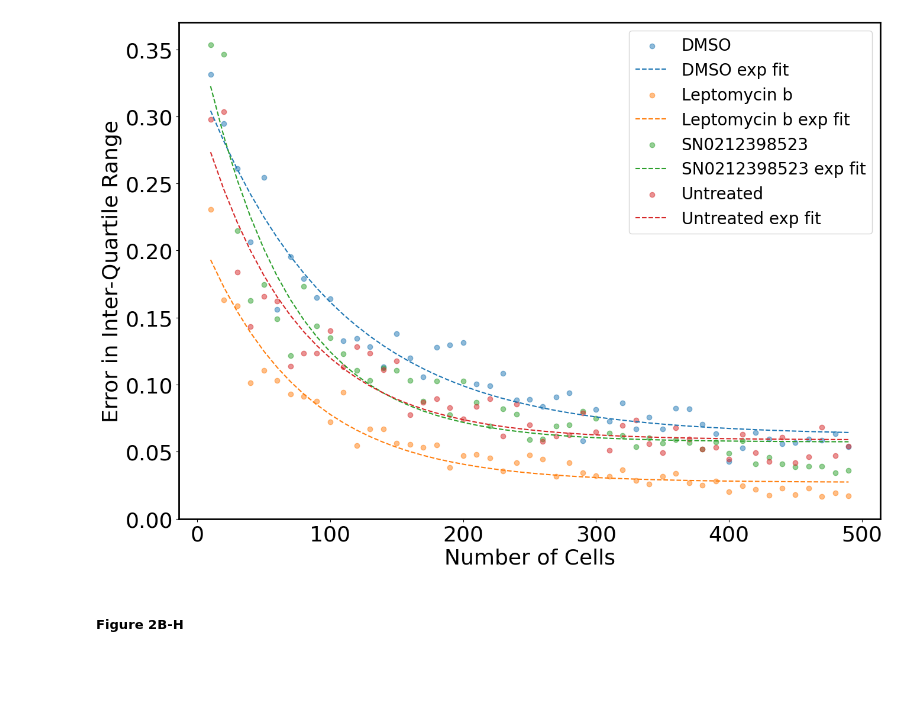
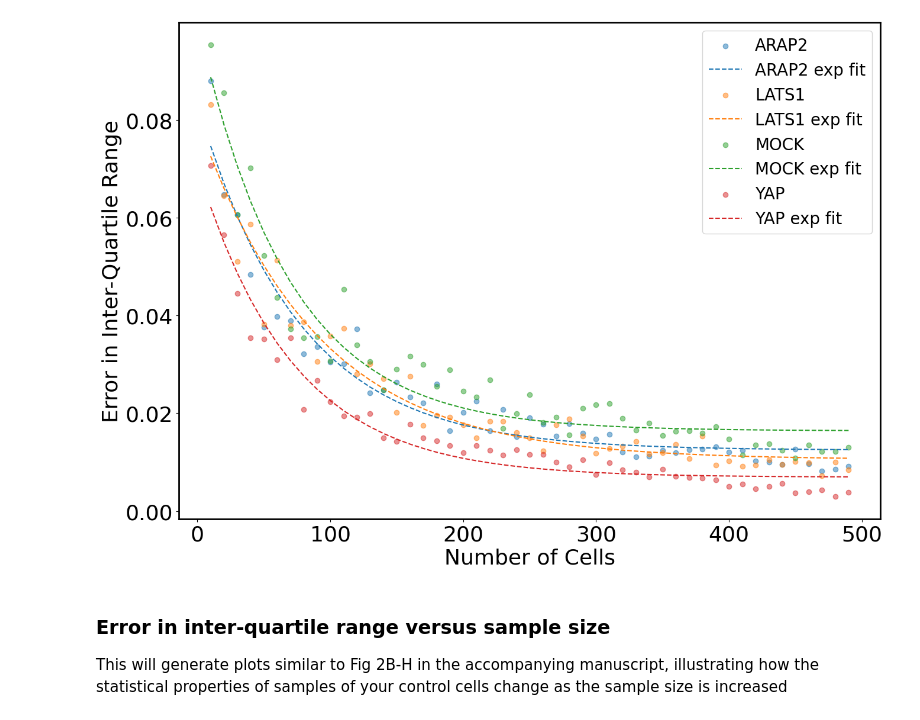
Before and after one commit to FrancisCrickInstitute/Enhancing-Reproducibility, a Jupyter notebook: notebooks/companion_framework_notebook.ipynb, the cells around one changed output. Saved outputs shown, nothing was run; the diff lists cells and outputs as text; code cells hidden in the pictures; blank space fills up the shorter version.

```diff
--- a/notebooks/companion_framework_notebook.ipynb
+++ b/notebooks/companion_framework_notebook.ipynb
@@ -18,9 +35,11 @@ from utility_functions import *
 # %%
 plt.rcParams['font.size'] = 26
 plt.rcParams['axes.linewidth'] = 2
-y_label = 'Your Metric of Interest'
-path_to_data = 'Path to a CSV file containing the data you wish to plot'
-treatment_col = 'The name of the column in "path_to_data" that represents different treatments'
-variable_of_interest = 'The metric you want to plot and compare across different treatments'
-control = 'Untreated'
+path_to_data = '../inputs/tidy_data/tidy_idr0028_data.csv'
+metric_of_interest = 'YAPTAZ_Ratio'
+axis_label = 'Relative Nuclear YAP/TAZ Localisation'
+treatment_col = 'Treatment'
+repeat_col = 'Well'
+selected_repeat = '2A'
+control = 'MOCK'
 # %% [markdown]
@@ -28,3 +47,3 @@ control = 'Untreated'
 # %%
-data_subset = pd.read_csv(path_to_data)
+data = pd.read_csv(path_to_data)
 # %% [markdown]
@@ -34,7 +59,16 @@ data_subset = pd.read_csv(path_to_data)
 # %%
-plot_iqr_v_sample_size([*range(10, 500, 10)], 100, data_subset, treatment_col, variable_of_interest, 'Error in Inter-Quartile Range')
+min_sample_size = 10
+max_sample_size = 500
+step_size = 10
+iterations = 100
+y_label = 'Error in Inter-Quartile Range'
+
+plot_iqr_v_sample_size([*range(min_sample_size, max_sample_size, step_size)], iterations,
+                       data[data['Well'].str.contains(selected_repeat)], treatment_col, metric_of_interest, y_label)
 # %% [output]
-[figure, old version]
+[figure, new version]
 # %% [markdown]
-##### Figure 2B-H
+### Error in inter-quartile range versus sample size
+
+This will generate plots similar to Fig 2B-H in the accompanying manuscript, illustrating how the statistical properties of samples of your control cells change as the sample size is increased
 # %%
```
Also changed, not shown: parts of 14 cells of this notebook.
